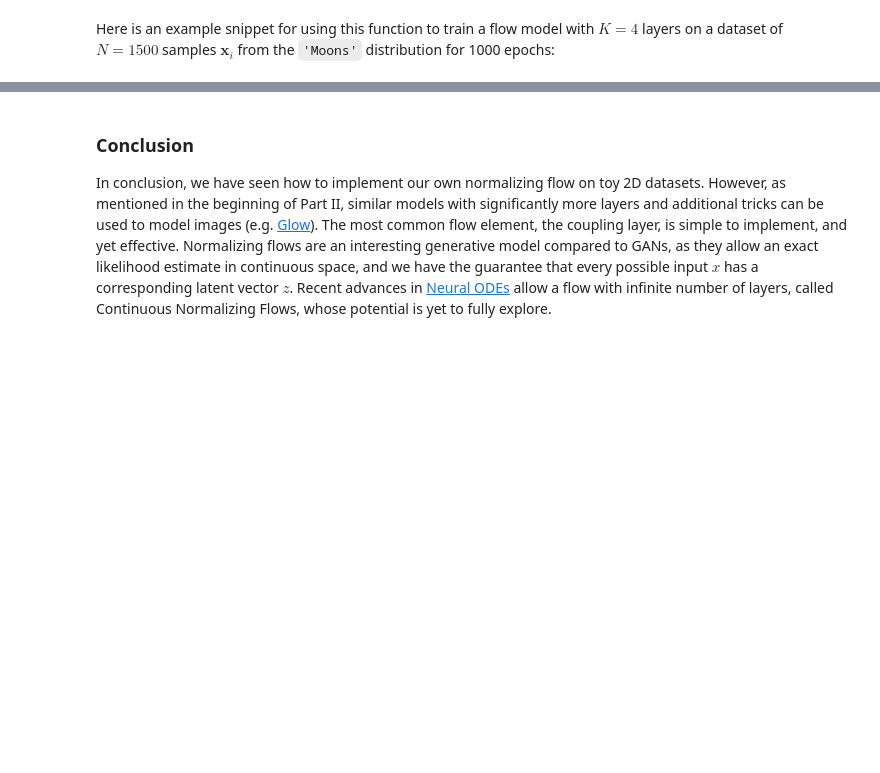
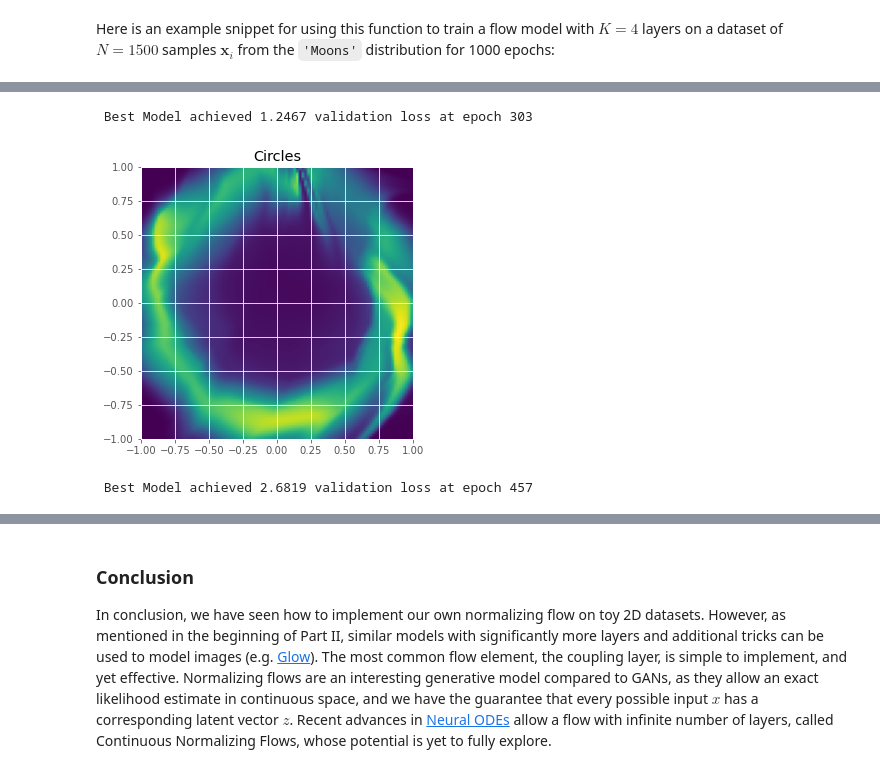
Before and after one commit to adidigit/statistical_methods_in_ip, a Jupyter notebook: HW1/Spring2022_KDE_NormalizingFlows.ipynb, the cells around one changed output, grey strips where cells are left out. Saved outputs shown, nothing was run; the diff lists cells and outputs as text; code cells hidden in the pictures; blank space fills up the shorter version.

```diff
--- a/HW1/Spring2022_KDE_NormalizingFlows.ipynb
+++ b/HW1/Spring2022_KDE_NormalizingFlows.ipynb
@@ -597,10 +353,17 @@ class CouplingFlow(nn.Module):
     """
     log_det_jac = 0
     samples = []
-    z = self.prior.sample([num_samples])
-    for layer in self.layers:
-        z , log_det_jac_i = layer(z)
-        samples.append(z)
+    y = self.prior.sample([num_samples])
+    num_of_layers = len(self.layers)
+    inv_log_det_jac = 0
+    samples.append(y)
+    for i, _ in enumerate(self.layers):
+        y , inv_log_det_jac_i = self.layers[num_of_layers-i-1].inverse(y)
+        samples.append(y)
+        #inv_log_det_jac+=inv_log_det_jac_i
+        #log_p_y = self.prior.log_prob(y)
+        #log_prob = log_p_y + inv_log_det_jac # +inv_log_det_jac_i
+
     return samples
 # %%
 # Test my imp.
@@ -740,3 +507,39 @@ Implementation tips:
 * To make sure the model is not overfitting you can look at the training and the valdiation loss outputs of the provided function `train`. Do not include these in your report, use them just for sanity check.
 * Estimate the log-probability in a reasonable vicinity of the training domain. For far away coordinates from the training data, the estimation could be poor locally and might bias the dynamic range of your plot.
 * To avoid code duplication, you are encouraged to implement two plotting functions: one for plotting the density, and one for plotting the transformations across layers.
+# %%
+def plot_model_dist_on_grid(title,model,xmin,xmax,ymin,ymax):
+        g = torch.meshgrid(torch.linspace(xmin,xmax,100),torch.linspace(ymin,ymax,100))
+        grid = torch.concat((g[0],g[1]),dim=0).reshape(2, -1).T
+        log_p = model.log_probability(grid)
+        log_p_mesh = (log_p.T).reshape(g[0].shape[0],g[0].shape[1])
+        log_p_mesh_np = log_p_mesh.detach().numpy()
+        p = np.exp(log_p_mesh_np)
+        plt.figure(figsize = (5,5))
+        plt.imshow(p,extent =[xmin,
+                             xmax,
+                             ymin,
+                             ymax])
+        plt.title(title)
+
+def train_dist(dist, N=1500,nepochs=500,K=4,num_gaussians=5):
+    torch.manual_seed(8)
+    np.random.seed(0)
+    num_samples = N
+    data = ToyDataset(dist, num_samples=num_samples)
+    # instantiate model and optimize the parameters\
+    Flow_model = CouplingFlow(num_layers=K)
+    model, train_loss, valid_loss = train(Flow_model, data, epochs=nepochs)
+    return model,train_loss,valid_loss
+# %%
+circles_model, train_loss, valid_loss = train_dist('Circles',nepochs=500)
+# %% [output]
+ Best Model achieved 1.2467 validation loss at epoch 303
+# %%
+plot_model_dist_on_grid('Circles',circles_model,-1,1,-1,1)
+# %% [output]
+[figure, added]
+# %%
+GaussiansGrid_model, train_loss, valid_loss = train_dist('GaussiansGrid',nepochs=500)
+# %% [output]
+ Best Model achieved 2.6819 validation loss at epoch 457
```
Also changed, not shown: parts of 32 cells of this notebook, 1 other file.
